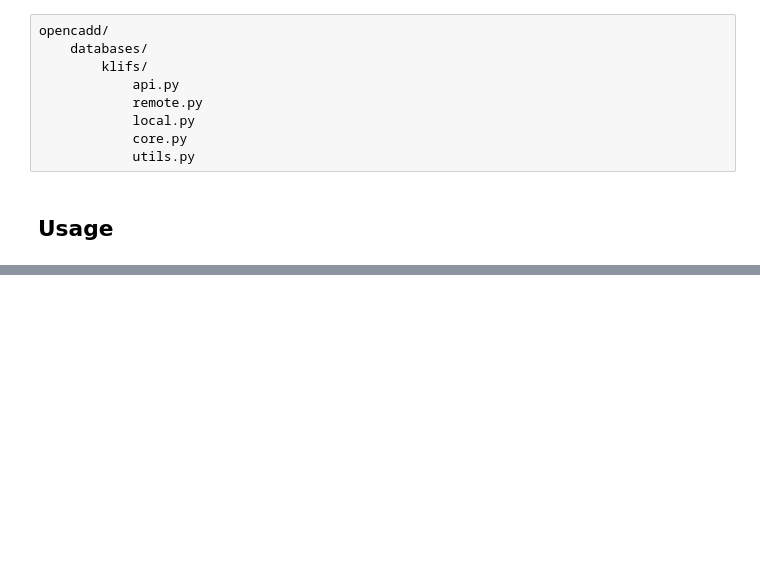
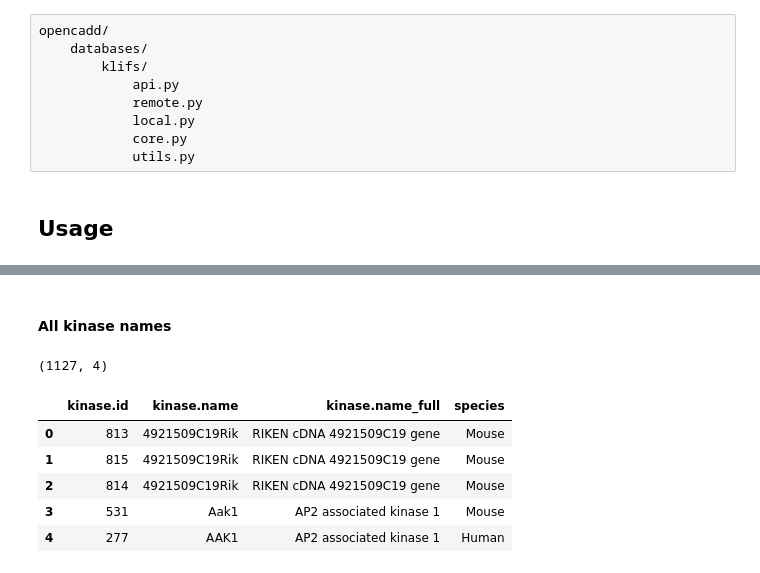
Before and after one commit to volkamerlab/opencadd, a Jupyter notebook: docs/tutorials/databases_klifs_new_api.ipynb, the cells around one changed output, grey strips where cells are left out. Cells and saved outputs as stored; diff of their text form; code cells hidden in the pictures; blank space fills up the shorter version.

```diff
--- a/docs/tutorials/databases_klifs_new_api.ipynb
+++ b/docs/tutorials/databases_klifs_new_api.ipynb
@@ -99,0 +142,13 @@ session.coordinates
+# %% [markdown]
+#### All kinase names
+# %%
+print(remote.kinases.all_kinases().shape)
+remote.kinases.all_kinases().head()
+# %% [output]
+(1127, 4)
+|  | kinase.id | kinase.name | kinase.name_full | species |
+| 0 | 813 | 4921509C19Rik | RIKEN cDNA 4921509C19 gene | Mouse |
+| 1 | 815 | 4921509C19Rik | RIKEN cDNA 4921509C19 gene | Mouse |
+| 2 | 814 | 4921509C19Rik | RIKEN cDNA 4921509C19 gene | Mouse |
+| 3 | 531 | Aak1 | AP2 associated kinase 1 | Mouse |
+| 4 | 277 | AAK1 | AP2 associated kinase 1 | Human |
```
Also changed, not shown: parts of 52 cells of this notebook.
